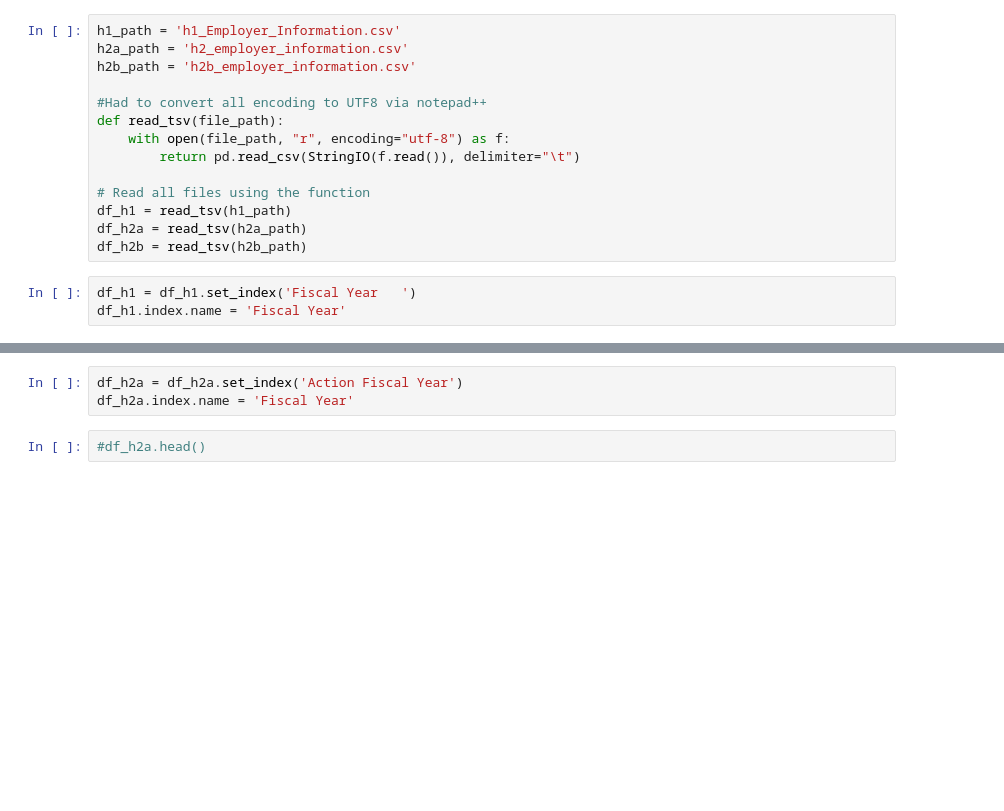
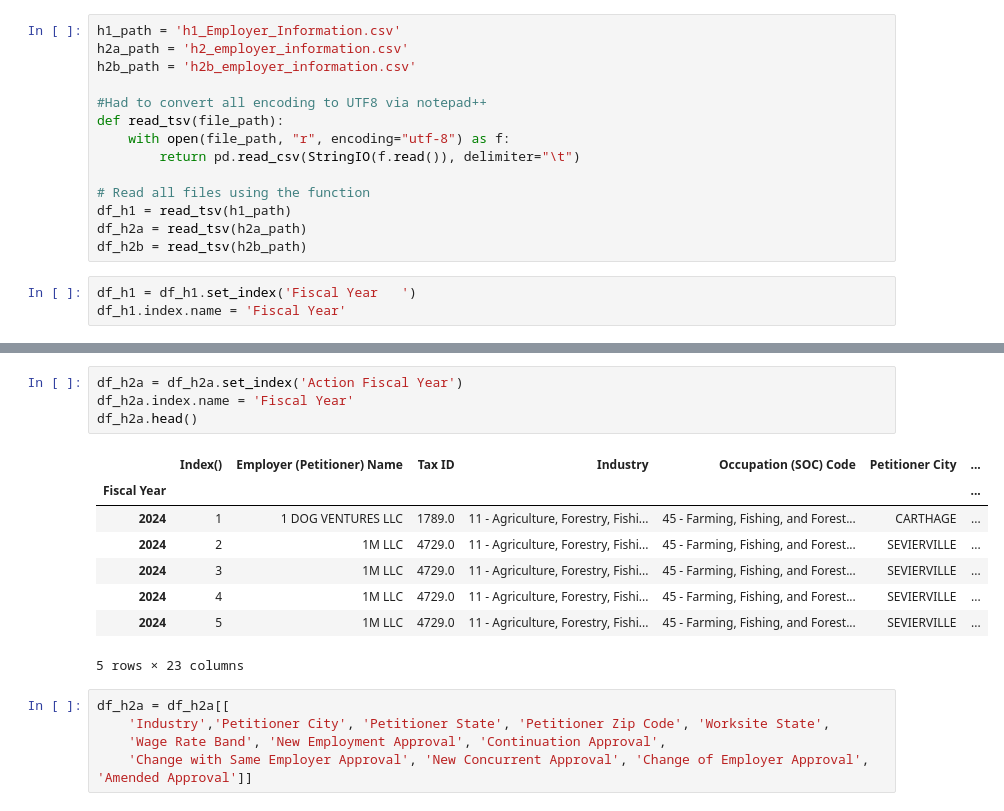
Before and after one commit to 608ohenry/frc2025, a Jupyter notebook: immigration.ipynb, the cells around one changed output, grey strips where cells are left out. Drawn from its saved outputs; the diff is of its cells as text; blank space fills up the shorter version.

```diff
--- a/immigration.ipynb
+++ b/immigration.ipynb
@@ -26,5 +40,18 @@ df_h1.index.name = 'Fiscal Year'
 # %%
 df_h2a = df_h2a.set_index('Action Fiscal Year')
 df_h2a.index.name = 'Fiscal Year'
+df_h2a.head()
+# %% [output]
+|  | Index() | Employer (Petitioner) Name | Tax ID | Industry | Occupation (SOC) Code | Petitioner City | ... |
+| Fiscal Year |  |  |  |  |  |  | ... |
+| 2024 | 1 | 1 DOG VENTURES LLC | 1789.0 | 11 - Agriculture, Forestry, Fishi... | 45 - Farming, Fishing, and Forest... | CARTHAGE | ... |
+| 2024 | 2 | 1M LLC | 4729.0 | 11 - Agriculture, Forestry, Fishi... | 45 - Farming, Fishing, and Forest... | SEVIERVILLE | ... |
+| 2024 | 3 | 1M LLC | 4729.0 | 11 - Agriculture, Forestry, Fishi... | 45 - Farming, Fishing, and Forest... | SEVIERVILLE | ... |
+| 2024 | 4 | 1M LLC | 4729.0 | 11 - Agriculture, Forestry, Fishi... | 45 - Farming, Fishing, and Forest... | SEVIERVILLE | ... |
+| 2024 | 5 | 1M LLC | 4729.0 | 11 - Agriculture, Forestry, Fishi... | 45 - Farming, Fishing, and Forest... | SEVIERVILLE | ... |
+5 rows × 23 columns
-# %%
-#df_h2a.head()
+# %%
+df_h2a = df_h2a[[
+    'Industry','Petitioner City', 'Petitioner State', 'Petitioner Zip Code', 'Worksite State',
+    'Wage Rate Band', 'New Employment Approval', 'Continuation Approval',
+    'Change with Same Employer Approval', 'New Concurrent Approval', 'Change of Employer Approval', 'Amended Approval']]
```
Also changed, not shown: parts of 14 cells of this notebook, 1 other file.
